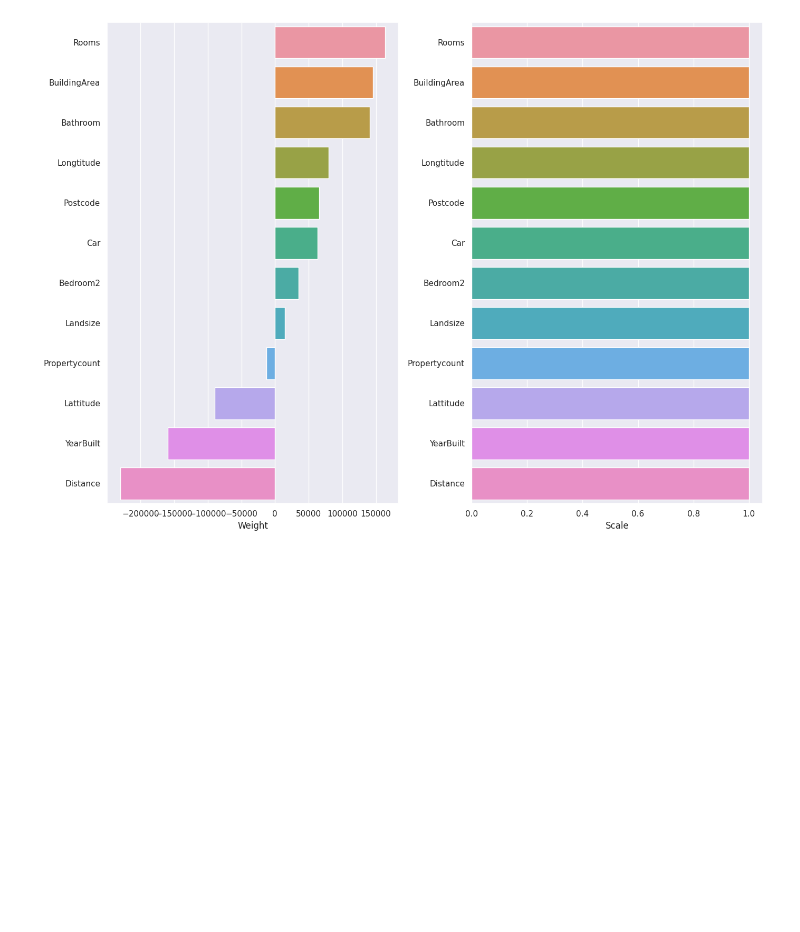
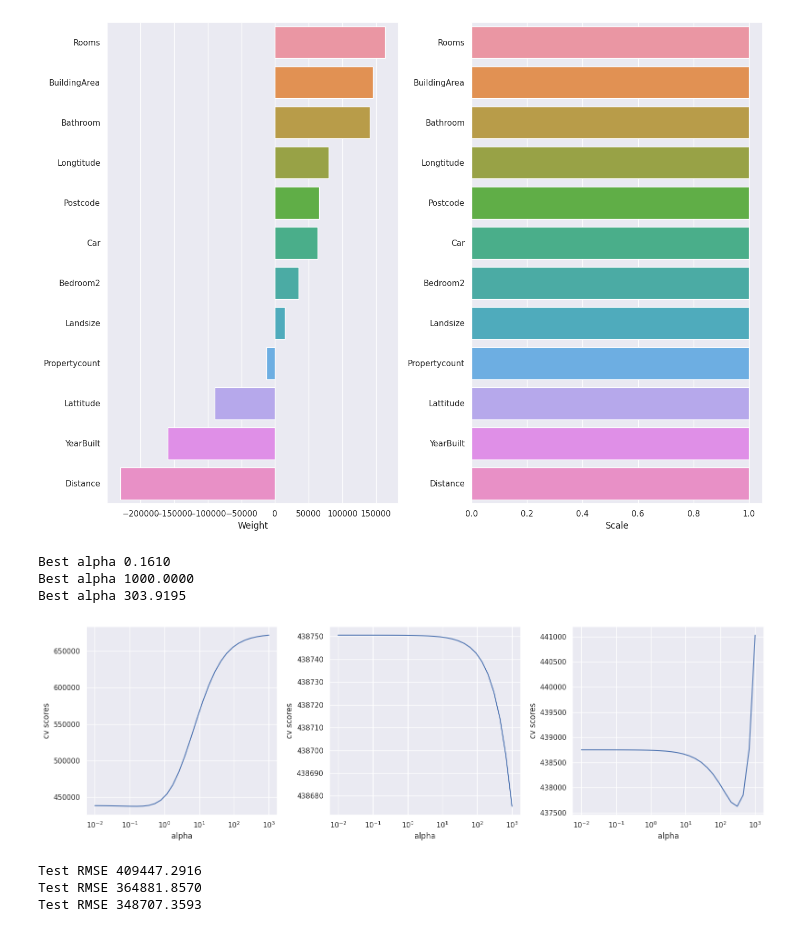
Before and after one commit to trizyx/melb_data, a Jupyter notebook: melbourn.ipynb, the cells around one changed output. Cells and saved outputs as stored; diff of their text form; code cells hidden in the pictures; blank space fills up the shorter version.

```diff
--- a/melbourn.ipynb
+++ b/melbourn.ipynb
@@ -204,3 +205,68 @@ scales = pd.Series(data=X_train.std(axis=0), index=numeric_features)
 show_weights(numeric_features, model.coef_, scales)
 # %% [output]
 [figure]
+# %%
+from sklearn.model_selection import GridSearchCV
+from sklearn.linear_model import ElasticNet, Lasso, LinearRegression
+from sklearn.neighbors import KNeighborsRegressor
+
+models_list = [ElasticNet(), Lasso(), Ridge()]
+best_alphas = []
+alphas = np.logspace(-2, 3, 30)
+fig, axs = plt.subplots(figsize=(16, 5), ncols=3)
+for i, model_ in enumerate(models_list):
+  searcher = GridSearchCV(model_, [{'alpha': alphas}], scoring='neg_root_mean_squared_error', cv=10)
+  searcher.fit(X_train, Y_train)
+  best_alpha = searcher.best_params_['alpha']
+  print('Best alpha %.4f' % best_alpha)
+  best_alphas.append(best_alpha)
+
+  axs[i].plot(alphas, -searcher.cv_results_['mean_test_score'])
+  axs[i].set_xscale('log')
+  axs[i].set_xlabel('alpha')
+  axs[i].set_ylabel('cv scores')
+plt.tight_layout()
+# %% [output]
+Best alpha 0.1610
+Best alpha 1000.0000
+Best alpha 303.9195
+[figure, added]
+# %%
+from sklearn.pipeline import Pipeline
+from sklearn.preprocessing import OneHotEncoder
+from sklearn.compose import ColumnTransformer
+
+categorical = list(x_train.dtypes[x_train.dtypes == 'object'].index)
+x_train[categorical] = x_train[categorical].fillna('NotGiven')
+x_test[categorical] = x_test[categorical].fillna('NotGiven')
+x_train[categorical].sample(20)
+
+column_transformer = ColumnTransformer(
+    [
+        ('ohe', OneHotEncoder(handle_unknown='ignore'), categorical),
+        ('scaling', StandardScaler(), numeric_features)
+    ]
+)
+
+pipeline_ridge = Pipeline(steps=[
+    ('ohe_and_scaling', column_transformer),
+    ('regression', Ridge())
+])
+
+pipeline_elastic = Pipeline(steps=[
+    ('ohe_and_scaling', column_transformer),
+    ('regression', ElasticNet())
+])
+pipeline_lasso = Pipeline(steps=[
+    ('ohe_and_scaling', column_transformer),
+    ('regression', Lasso())
+])
+
+for i, m in enumerate([pipeline_elastic, pipeline_lasso, pipeline_ridge]):
+  model = m.fit(x_train, Y_train)
+  y_pred = model.predict(x_test)
+  print('Test RMSE %.4f' % mean_squared_error(Y_test, y_pred, squared=False))
+# %% [output]
+Test RMSE 409447.2916
+Test RMSE 364881.8570
+Test RMSE 348707.3593
```
Also changed, not shown: parts of 1 cell of this notebook.
